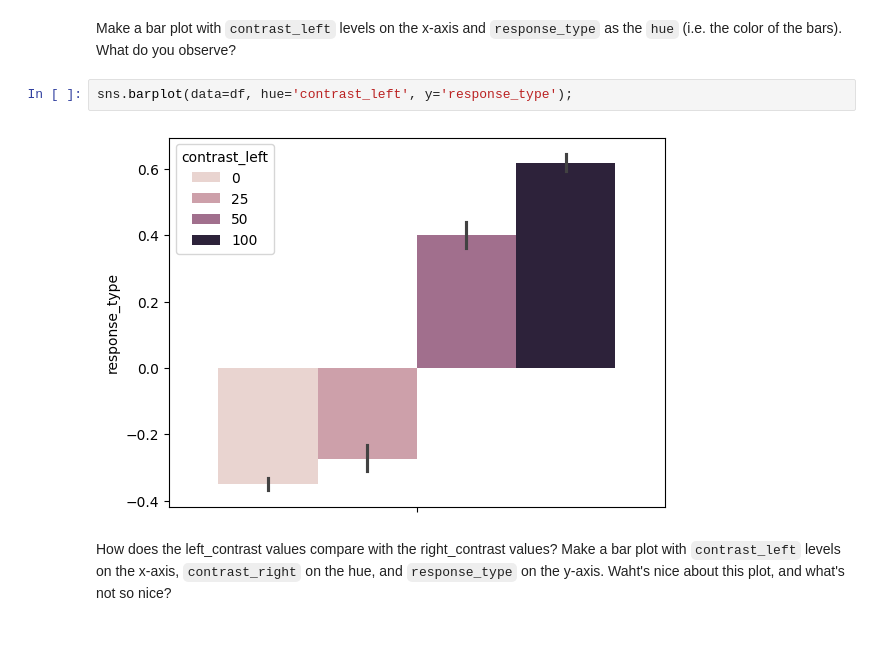
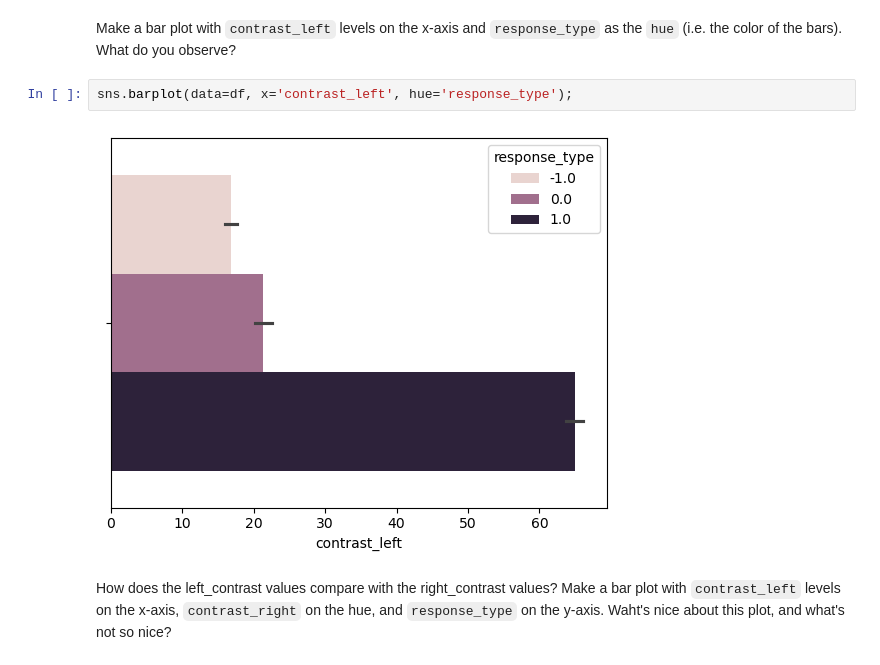
Before and after one commit to ibehave-ibots/iBOTS-Tools, a Jupyter notebook: workshops/python-workshop-1/plan/day2/3 Task Performance Analysis With Pandas And Seaborn.ipynb, the cells around one changed output. Saved outputs shown, nothing was run; the diff lists cells and outputs as text; blank space fills up the shorter version.

```diff
--- a/workshops/python-workshop-1/plan/day2/3 Task Performance Analysis With Pandas And Seaborn.ipynb
+++ b/workshops/python-workshop-1/plan/day2/3 Task Performance Analysis With Pandas And Seaborn.ipynb
@@ -109,9 +114,9 @@ sns.barplot(data=df, x='contrast_left', hue='contrast_left', y='response_type',
 # %% [markdown]
 Make a bar plot with `contrast_left` levels on the x-axis and `response_type` as the `hue` (i.e. the color of the bars).  What do you observe?
 # %%
-sns.barplot(data=df, hue='contrast_left', y='response_type');
+sns.barplot(data=df, x='contrast_left', hue='response_type');
 # %% [output]
-[figure, old version]
+[figure, new version]
 # %% [markdown]
 How does the left_contrast values compare with the right_contrast values?  Make a bar plot with `contrast_left` levels on the x-axis, `contrast_right` on the hue, and `response_type` on the y-axis.  Waht's nice about this plot, and what's not so nice?
 # %%
```
Also changed, not shown: parts of 21 cells of this notebook.
